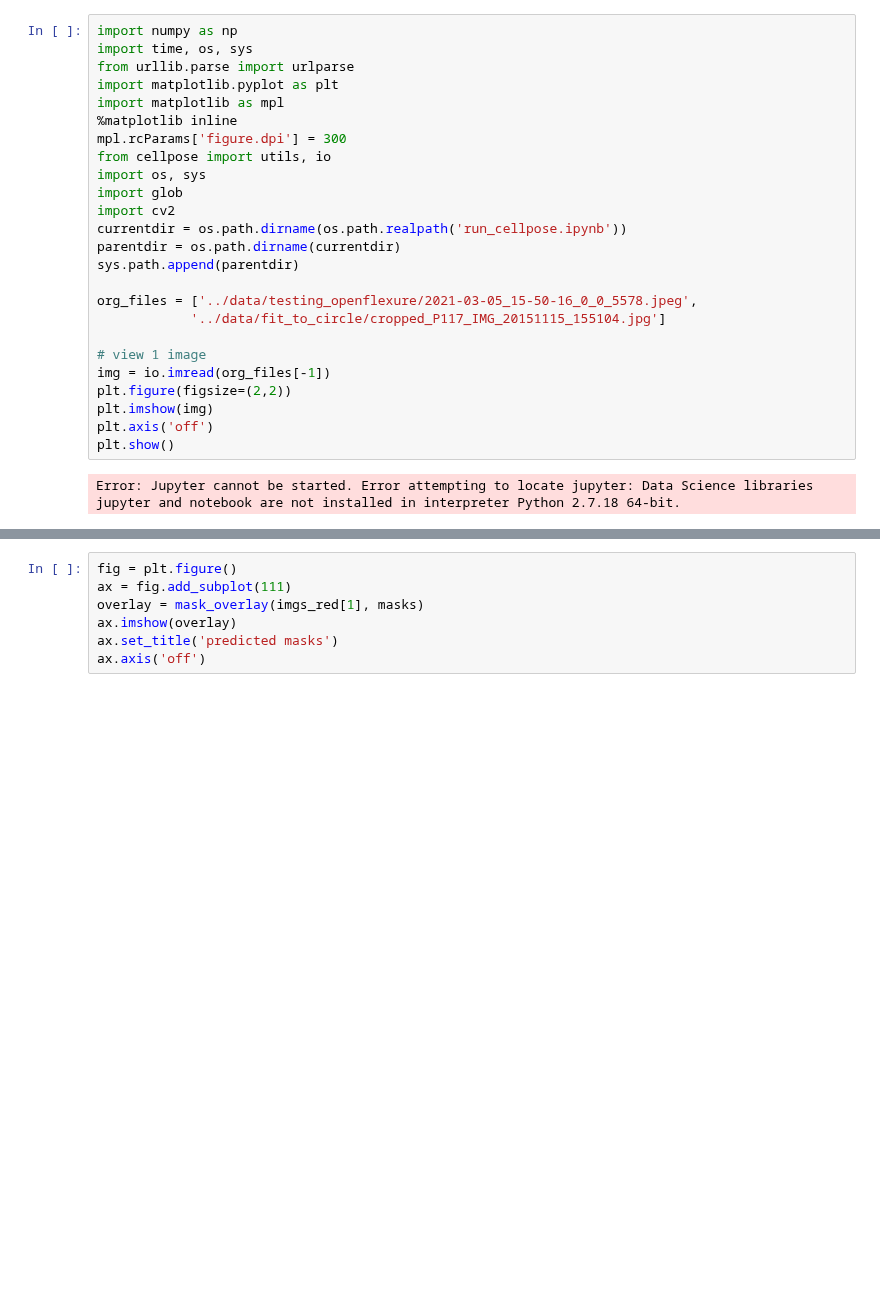
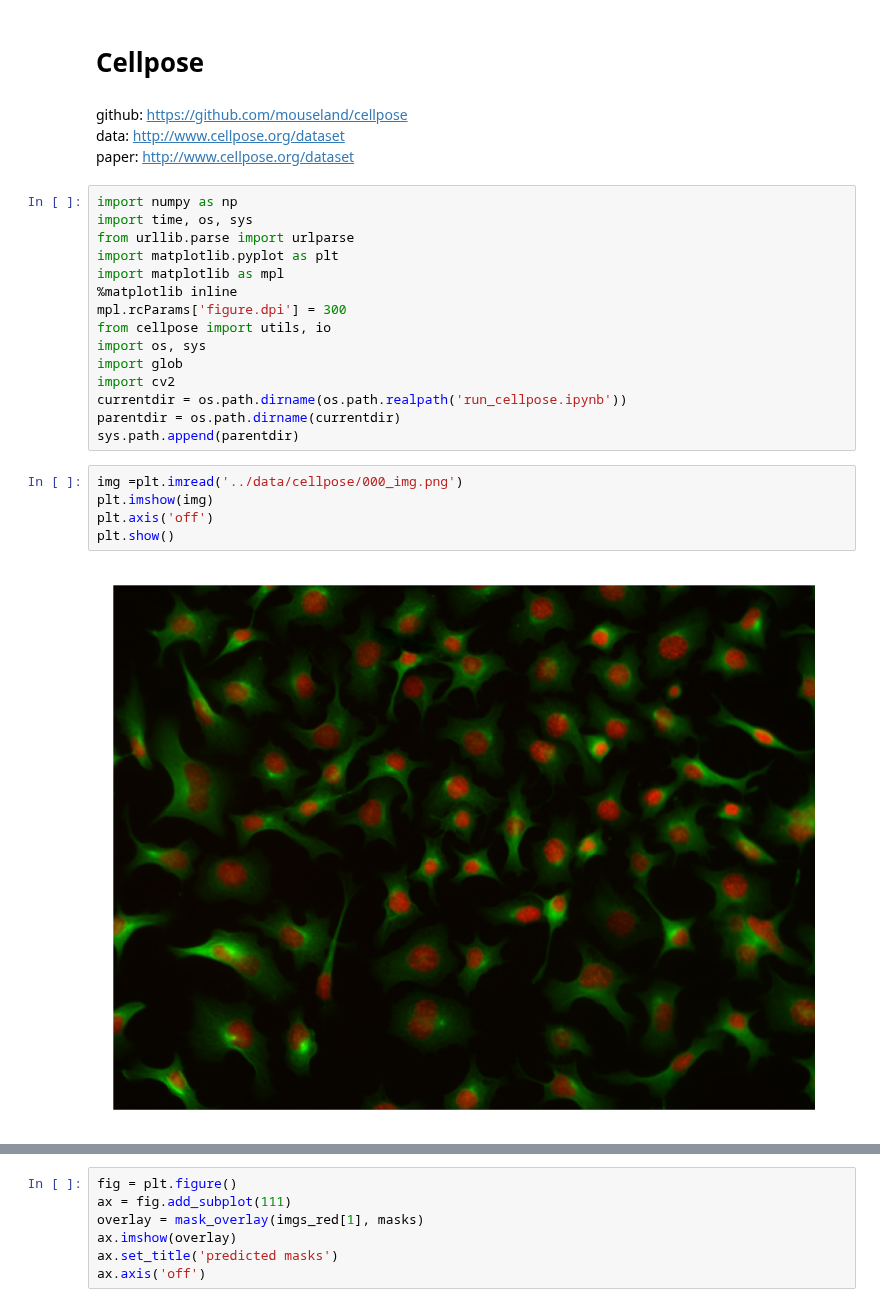
Before and after one commit to danielbarco/malatec, a Jupyter notebook: Notebooks/run_cellpose.ipynb, the cells around one changed output, grey strips where cells are left out. Saved outputs shown, nothing was run; the diff lists cells and outputs as text; blank space fills up the shorter version.

```diff
--- a/Notebooks/run_cellpose.ipynb
+++ b/Notebooks/run_cellpose.ipynb
@@ -1,3 +1,9 @@
+# %% [markdown]
+# Cellpose
+# %% [markdown]
+github: https://github.com/mouseland/cellpose <br>
+data: http://www.cellpose.org/dataset <br>
+paper: http://www.cellpose.org/dataset <br>
 # %%
 import numpy as np
 import time, os, sys
@@ -13,15 +19,10 @@ import cv2
 currentdir = os.path.dirname(os.path.realpath('run_cellpose.ipynb'))
 parentdir = os.path.dirname(currentdir)
 sys.path.append(parentdir)
-
-org_files = ['../data/testing_openflexure/2021-03-05_15-50-16_0_0_5578.jpeg',
-            '../data/fit_to_circle/cropped_P117_IMG_20151115_155104.jpg']
-
-# view 1 image
-img = io.imread(org_files[-1])
-plt.figure(figsize=(2,2))
-plt.imshow(img)
-plt.axis('off')
-plt.show()
-# %% [output]
-Error: Jupyter cannot be started. Error attempting to locate jupyter: Data Science libraries jupyter and notebook are not installed in interpreter Python 2.7.18 64-bit.
+# %%
+img =plt.imread('../data/cellpose/000_img.png')
+plt.imshow(img)
+plt.axis('off')
+plt.show()
+# %% [output]
+[figure, added]
```
Also changed, not shown: parts of 19 cells of this notebook.
